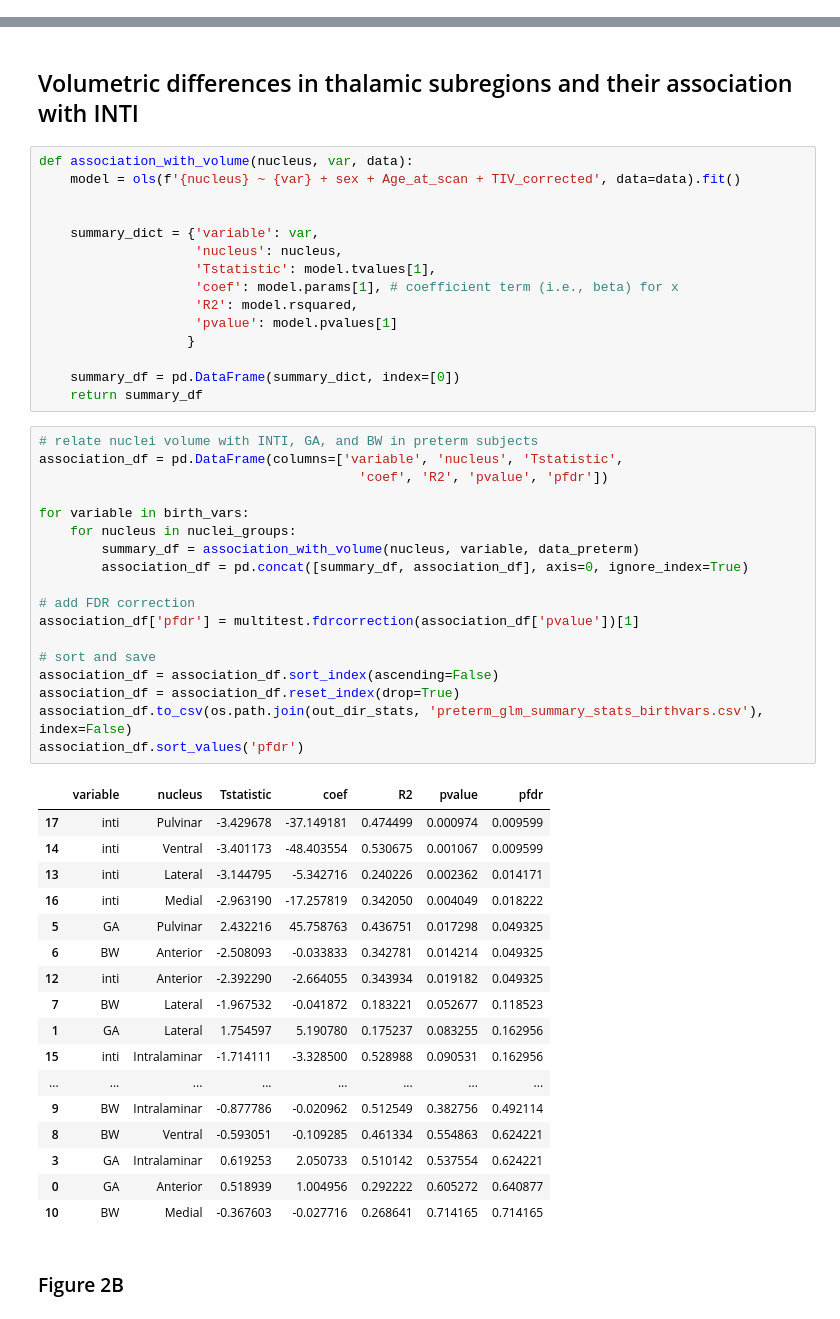
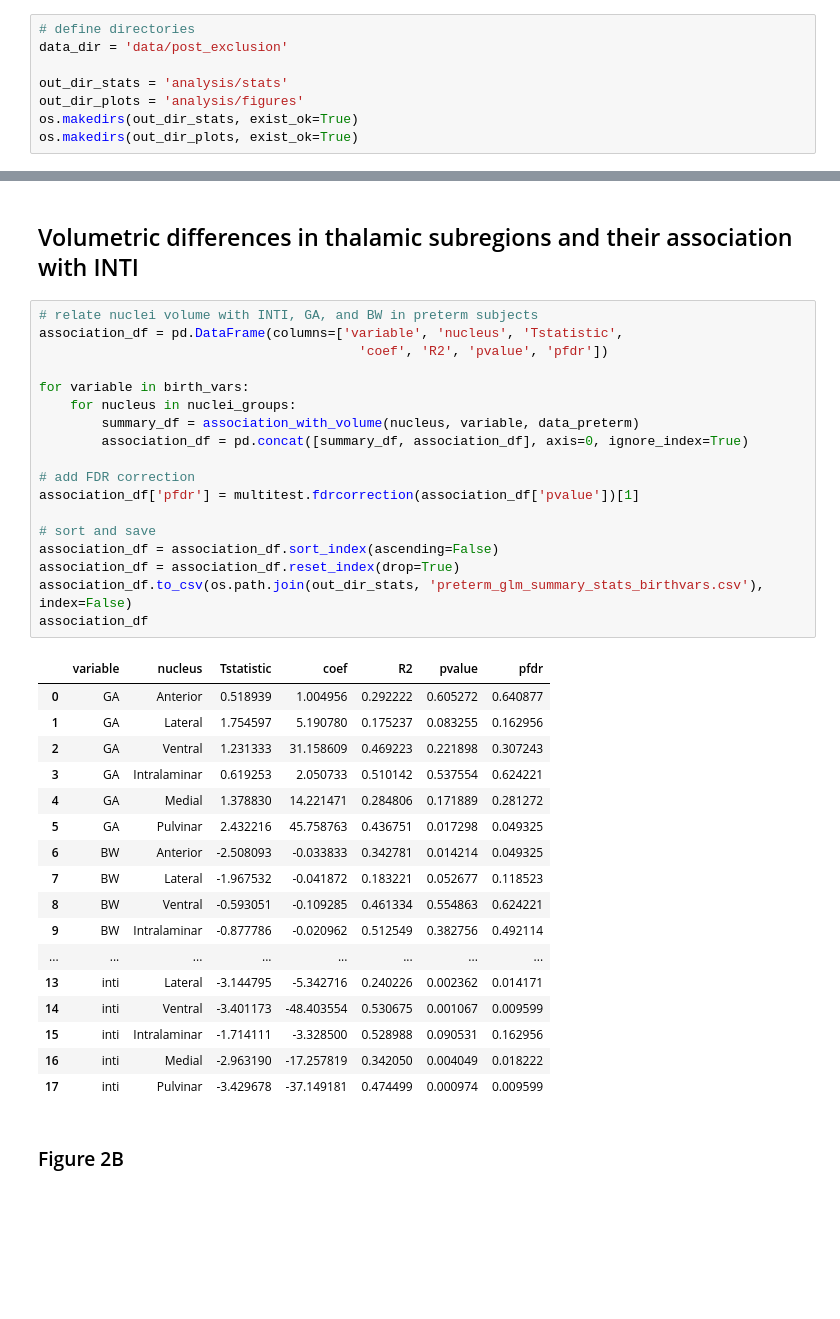
Before and after one commit to Melissa1909/ThalamusVolumePrematurity, a Jupyter notebook: B2_ThalamusPrematurityMainAnalysis.ipynb, the cells around one changed output, grey strips where cells are left out. Cells and saved outputs as stored; diff of their text form; blank space fills up the shorter version.

```diff
--- a/B2_ThalamusPrematurityMainAnalysis.ipynb
+++ b/B2_ThalamusPrematurityMainAnalysis.ipynb
@@ -25,3 +15,11 @@ Set the environment variable OUTDATED_IGNORE=1 to disable these warnings.
+# %%
+# define directories
+data_dir = 'data/post_exclusion'
+
+out_dir_stats = 'analysis/stats'
+out_dir_plots = 'analysis/figures'
+os.makedirs(out_dir_stats, exist_ok=True)
+os.makedirs(out_dir_plots, exist_ok=True)
 # %%
 # figure settings: size figure according to manuscript requirements
 cm_to_inch = 1/2.54
@@ -227,56 +106,41 @@ def calc_corr_vars(glm_data): # calculate necessary variables to plot multiple c
 # %% [markdown]
 ## Volumetric differences in thalamic subregions and their association with INTI
-# %%
-def association_with_volume(nucleus, var, data):
-    model = ols(f'{nucleus} ~ {var} + sex + Age_at_scan + TIV_corrected', data=data).fit()
-
-
-    summary_dict = {'variable': var,
-                    'nucleus': nucleus,
-                    'Tstatistic': model.tvalues[1],
-                    'coef': model.params[1], # coefficient term (i.e., beta) for x
-                    'R2': model.rsquared,
-                    'pvalue': model.pvalues[1]
-                   }
-
-    summary_df = pd.DataFrame(summary_dict, index=[0])
-    return summary_df
 # %%
 # relate nuclei volume with INTI, GA, and BW in preterm subjects
 association_df = pd.DataFrame(columns=['variable', 'nucleus', 'Tstatistic',
                                          'coef', 'R2', 'pvalue', 'pfdr'])
 
 for variable in birth_vars:
     for nucleus in nuclei_groups:
         summary_df = association_with_volume(nucleus, variable, data_preterm)
         association_df = pd.concat([summary_df, association_df], axis=0, ignore_index=True)
 
 # add FDR correction
 association_df['pfdr'] = multitest.fdrcorrection(association_df['pvalue'])[1]
 
 # sort and save
 association_df = association_df.sort_index(ascending=False)
 association_df = association_df.reset_index(drop=True)
 association_df.to_csv(os.path.join(out_dir_stats, 'preterm_glm_summary_stats_birthvars.csv'), index=False)
-association_df.sort_values('pfdr')
+association_df
 # %% [output]
 |  | variable | nucleus | Tstatistic | coef | R2 | pvalue | pfdr |
-| 17 | inti | Pulvinar | -3.429678 | -37.149181 | 0.474499 | 0.000974 | 0.009599 |
-| 14 | inti | Ventral | -3.401173 | -48.403554 | 0.530675 | 0.001067 | 0.009599 |
-| 13 | inti | Lateral | -3.144795 | -5.342716 | 0.240226 | 0.002362 | 0.014171 |
-| 16 | inti | Medial | -2.963190 | -17.257819 | 0.342050 | 0.004049 | 0.018222 |
+| 0 | GA | Anterior | 0.518939 | 1.004956 | 0.292222 | 0.605272 | 0.640877 |
+| 1 | GA | Lateral | 1.754597 | 5.190780 | 0.175237 | 0.083255 | 0.162956 |
+| 2 | GA | Ventral | 1.231333 | 31.158609 | 0.469223 | 0.221898 | 0.307243 |
+| 3 | GA | Intralaminar | 0.619253 | 2.050733 | 0.510142 | 0.537554 | 0.624221 |
+| 4 | GA | Medial | 1.378830 | 14.221471 | 0.284806 | 0.171889 | 0.281272 |
 | 5 | GA | Pulvinar | 2.432216 | 45.758763 | 0.436751 | 0.017298 | 0.049325 |
 | 6 | BW | Anterior | -2.508093 | -0.033833 | 0.342781 | 0.014214 | 0.049325 |
-| 12 | inti | Anterior | -2.392290 | -2.664055 | 0.343934 | 0.019182 | 0.049325 |
 | 7 | BW | Lateral | -1.967532 | -0.041872 | 0.183221 | 0.052677 | 0.118523 |
-| 1 | GA | Lateral | 1.754597 | 5.190780 | 0.175237 | 0.083255 | 0.162956 |
+| 8 | BW | Ventral | -0.593051 | -0.109285 | 0.461334 | 0.554863 | 0.624221 |
+| 9 | BW | Intralaminar | -0.877786 | -0.020962 | 0.512549 | 0.382756 | 0.492114 |
+| ... | ... | ... | ... | ... | ... | ... | ... |
+| 13 | inti | Lateral | -3.144795 | -5.342716 | 0.240226 | 0.002362 | 0.014171 |
+| 14 | inti | Ventral | -3.401173 | -48.403554 | 0.530675 | 0.001067 | 0.009599 |
 | 15 | inti | Intralaminar | -1.714111 | -3.328500 | 0.528988 | 0.090531 | 0.162956 |
-| ... | ... | ... | ... | ... | ... | ... | ... |
-| 9 | BW | Intralaminar | -0.877786 | -0.020962 | 0.512549 | 0.382756 | 0.492114 |
-| 8 | BW | Ventral | -0.593051 | -0.109285 | 0.461334 | 0.554863 | 0.624221 |
-| 3 | GA | Intralaminar | 0.619253 | 2.050733 | 0.510142 | 0.537554 | 0.624221 |
-| 0 | GA | Anterior | 0.518939 | 1.004956 | 0.292222 | 0.605272 | 0.640877 |
-| 10 | BW | Medial | -0.367603 | -0.027716 | 0.268641 | 0.714165 | 0.714165 |
+| 16 | inti | Medial | -2.963190 | -17.257819 | 0.342050 | 0.004049 | 0.018222 |
+| 17 | inti | Pulvinar | -3.429678 | -37.149181 | 0.474499 | 0.000974 | 0.009599 |
 # %% [markdown]
 ### Figure 2B
 # %%
```
Also changed, not shown: parts of 11 cells of this notebook, 5 other files.
